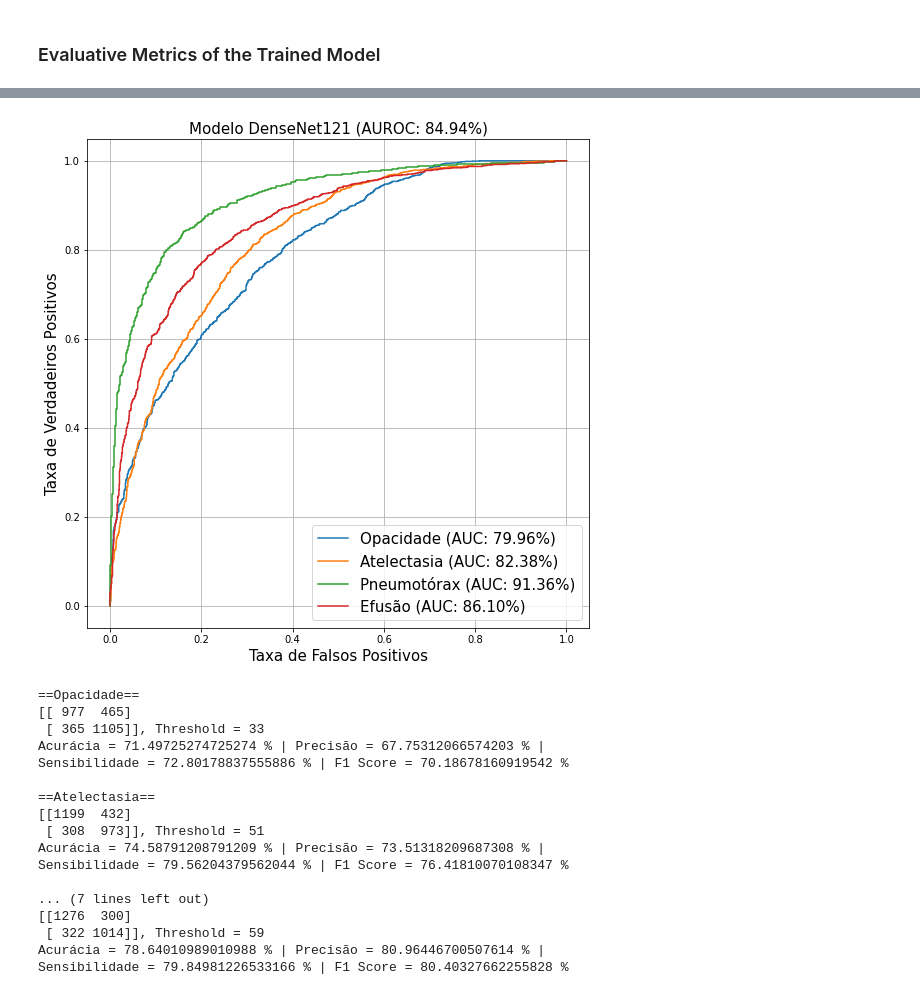
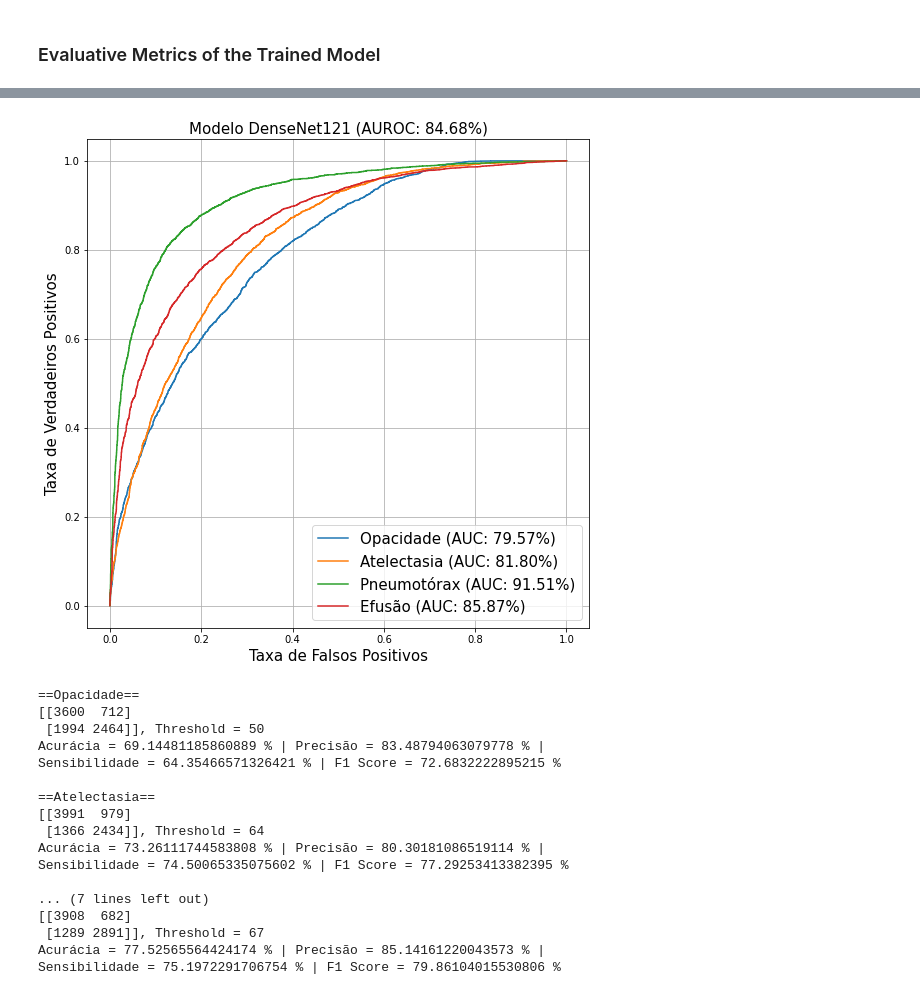
Before and after one commit to Alyssonmach/cnn-lung-diseases, a Jupyter notebook: experiments/second-paper/abnormality-classification/abnormality_classification_densenet.ipynb, the cells around one changed output, grey strips where cells are left out. Drawn from its saved outputs; the diff is of its cells as text; code cells hidden in the pictures.

```diff
--- a/experiments/second-paper/abnormality-classification/abnormality_classification_densenet.ipynb
+++ b/experiments/second-paper/abnormality-classification/abnormality_classification_densenet.ipynb
@@ -120,7 +120,8 @@ train_gen = core_idg.flow_from_dataframe(dataframe = f_train, directory = None,
                                          x_col = 'Path', y_col = labels,
                                          class_mode = 'raw',
                                          batch_size = batch_size,
-                                         target_size = (image_size, image_size))
+                                         target_size = (image_size, image_size),
+                                         shuffle = True)
 
 core_idg = ImageDataGenerator(rescale = 1/255.)
 
@@ -128,16 +129,17 @@ valid_gen = core_idg.flow_from_dataframe(dataframe = f_val, directory = None,
                                          x_col = 'Path',  y_col = labels,
                                          class_mode = 'raw',
                                          batch_size = batch_size,
-                                         target_size = (image_size, image_size))
+                                         target_size = (image_size, image_size),
+                                         shuffle = False)
 
-test_X, test_Y = next(core_idg.flow_from_dataframe(dataframe = f_test,
-                                                   directory = None,
-                                                   x_col = 'Path',
-                                                   y_col = labels,
-                                                   class_mode = 'raw',
-                                                   batch_size = 2912,
-                                                   target_size = (image_size,
-                                                                  image_size)))
+test_gen = core_idg.flow_from_dataframe(dataframe = f_test, directory = None,
+                                        x_col = 'Path', y_col = labels,
+                                        class_mode = 'raw', batch_size = batch_size,
+                                        target_size = (image_size, image_size),
+                                        shuffle = False)
+
+y_labels_valid = valid_gen.labels
+y_labels_test = test_gen.labels
 # %% [output]
 Found 70159 validated image filenames.
 Found 8770 validated image filenames.
@@ -421,0 +415,5 @@ labels_portugues = ['Opacidade', 'Atelectasia',
+# %%
+y_pred_val = densenet.predict(valid_gen)
+y_pred = densenet.predict(test_gen)
+print(f'AUC | Dados de Validação = {densenet.evaluate(valid_gen)[1] * 100} %')
+print(f'AUC | Dados de Teste = {densenet.evaluate(test_gen)[1] * 100} %')
@@ -422,12 +425,14 @@ labels_portugues = ['Opacidade', 'Atelectasia',
 # %%
+labels_portugues = ['Opacidade', 'Atelectasia', 'Pneumotórax', 'Efusão']
 fig, c_ax = plt.subplots(1, 1, figsize = (9, 9))
 for (idx, c_label) in enumerate(labels_portugues):
-    fpr, tpr, thresholds = roc_curve(test_Y[:, idx].astype(int), y_pred[:, idx])
+    fpr, tpr, thresholds = roc_curve(y_labels_test[:, idx].astype(int), y_pred[:, idx])
     c_ax.plot(fpr, tpr, label = '{} (AUC: {:.2f}%)'.format(c_label, auc(fpr, tpr) * 100))
 c_ax.legend(fontsize = 15)
 c_ax.set_xlabel('Taxa de Falsos Positivos', size = 15)
 c_ax.set_ylabel('Taxa de Verdadeiros Positivos', size = 15)
-c_ax.set_title('Modelo DenseNet121 (AUROC: ' + str(roc_auc_score(test_Y.astype(int), y_pred)*100)[0:5] + '%)', size = 15)
+auroc_value = str(roc_auc_score(y_labels_test.astype(int), y_pred)*100)[0:5]
+c_ax.set_title('Modelo DenseNet121 (AUROC: ' + auroc_value + '%)', size = 15)
 c_ax.grid(True)
 # %% [output]
-[figure, old version]
+[figure, new version]
@@ -434,12 +458,11 @@ c_ax.grid(True)
 # %%
-bests_thresholds = [33, 51, 46, 59]
 for label_index in range(0,4):
   y_pred_bin = binarize_preds(pred_array = y_pred, column = label_index,
                               threshold = bests_thresholds[label_index])
-  matrix = confusion_matrix(test_Y[:, label_index], y_pred_bin)
+  matrix = confusion_matrix(y_labels_test[:, label_index], y_pred_bin)
   acc = (matrix[0,0] + matrix[1,1])/np.sum(matrix)
   precision = matrix[0,0]/(matrix[0,0]+matrix[0,1])
-  recall = recall = matrix[0,0]/(matrix[0,0]+matrix[1,0])
+  recall = matrix[0,0]/(matrix[0,0]+matrix[1,0])
   f1_score = (2*precision*recall) / (precision + recall)
   print(f'=={labels_portugues[label_index]}== \n{matrix},'
         f' Threshold = {bests_thresholds[label_index]}'
@@ -447,19 +470,19 @@ for label_index in range(0,4):
         f'\nSensibilidade = {recall*100} % | F1 Score = {f1_score*100} %\n')
 # %% [output]
 ==Opacidade==
-[[ 977  465]
- [ 365 1105]], Threshold = 33
-Acurácia = 71.49725274725274 % | Precisão = 67.75312066574203 % |
-Sensibilidade = 72.80178837555886 % | F1 Score = 70.18678160919542 %
+[[3600  712]
+ [1994 2464]], Threshold = 50
+Acurácia = 69.14481185860889 % | Precisão = 83.48794063079778 % |
+Sensibilidade = 64.35466571326421 % | F1 Score = 72.6832222895215 %
 
 ==Atelectasia==
-[[1199  432]
- [ 308  973]], Threshold = 51
-Acurácia = 74.58791208791209 % | Precisão = 73.51318209687308 % |
-Sensibilidade = 79.56204379562044 % | F1 Score = 76.41810070108347 %
+[[3991  979]
+ [1366 2434]], Threshold = 64
+Acurácia = 73.26111744583808 % | Precisão = 80.30181086519114 % |
+Sensibilidade = 74.50065335075602 % | F1 Score = 77.29253413382395 %
 
 ... (7 lines left out)
-[[1276  300]
- [ 322 1014]], Threshold = 59
-Acurácia = 78.64010989010988 % | Precisão = 80.96446700507614 % |
-Sensibilidade = 79.84981226533166 % | F1 Score = 80.40327662255828 %
+[[3908  682]
+ [1289 2891]], Threshold = 67
+Acurácia = 77.52565564424174 % | Precisão = 85.14161220043573 % |
+Sensibilidade = 75.1972291706754 % | F1 Score = 79.86104015530806 %
```
Also changed, not shown: parts of 5 cells of this notebook.
